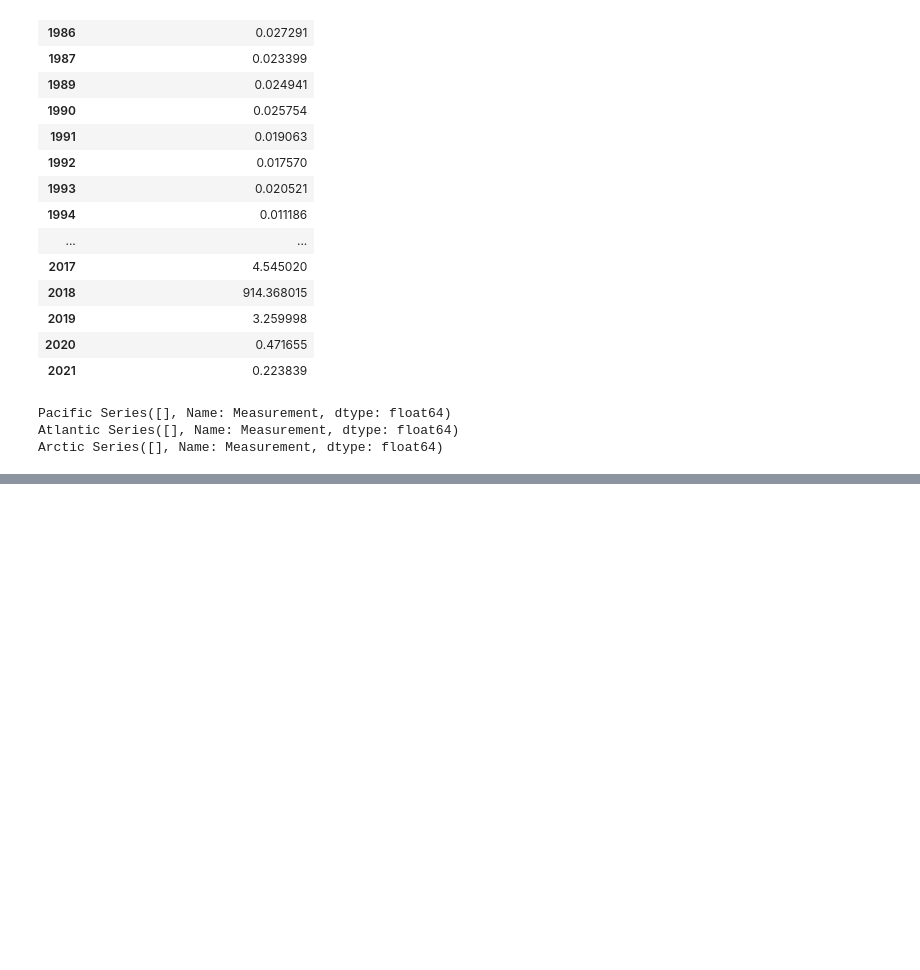
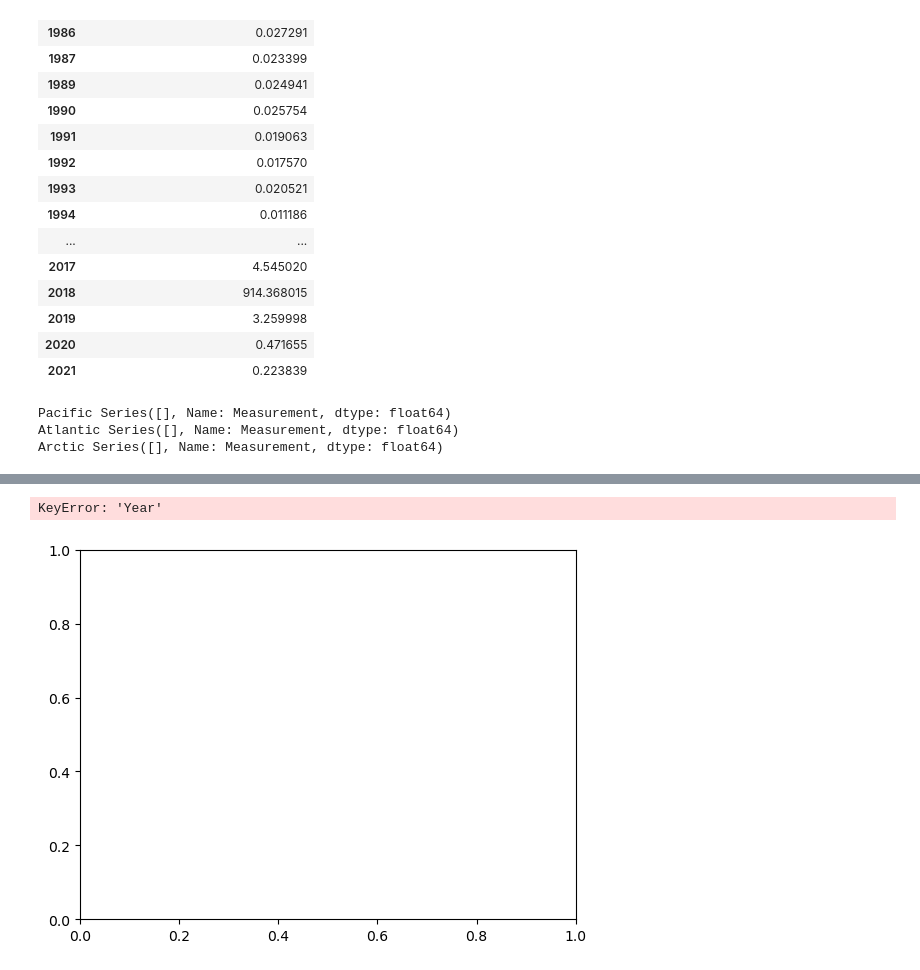
Before and after one commit to emalaki/Project-1, a Jupyter notebook: aa-notebook.ipynb, the cells around one changed output, grey strips where cells are left out. Saved outputs shown, nothing was run; the diff lists cells and outputs as text; code cells hidden in the pictures; blank space fills up the shorter version.

Commit message:
Update aa-notebook.ipynb
trying to add scatter plot...

```diff
--- a/aa-notebook.ipynb
+++ b/aa-notebook.ipynb
@@ -203,3 +203,20 @@ plt.show()
+# %%
+#create a scatter plot of avg measurement for Pacific ocean over time
+fig1, ax1 = plt.subplots()
+
+
+avg_pac_time = clean_microplastics_df.loc[clean_microplastics_df["Oceans"] == "Pacific",:]
+avg_pac_time_plot = avg_pac_time.groupby("Oceans")[["Year","Measurement"]].mean()
+
+
+marker_size=15
+plt.scatter(avg_pac_time_plot["Year"],avg_pac_time_plot['Measurement'],s=175, color="blue")
+plt.xlabel("Year",fontsize =14)
+plt.ylabel('Average Microplastic Measurement')
+plt.show()
+# %% [output]
+KeyError: 'Year'
+[figure, added]
 # %%
 # #display results for microplastics over time
 
```
Also changed, not shown: parts of 2 cells of this notebook.
